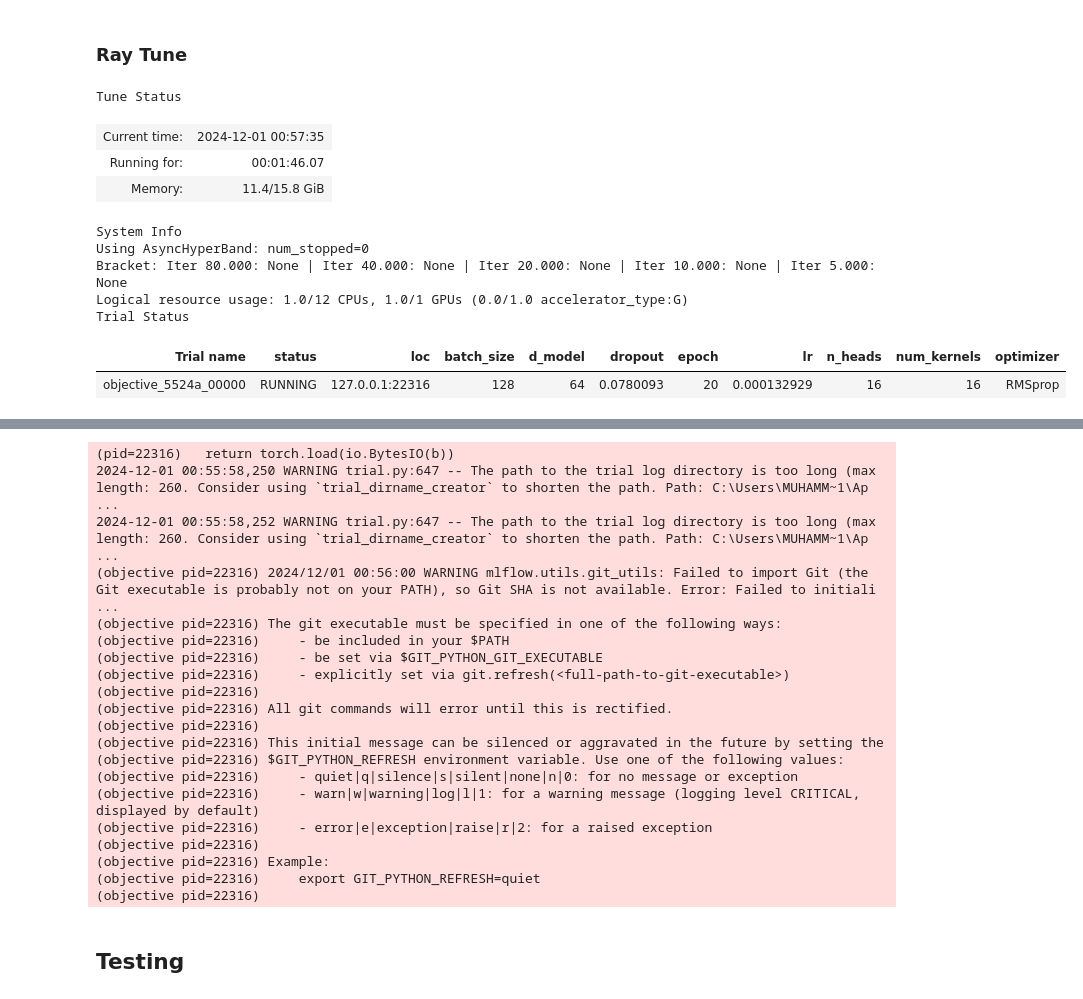
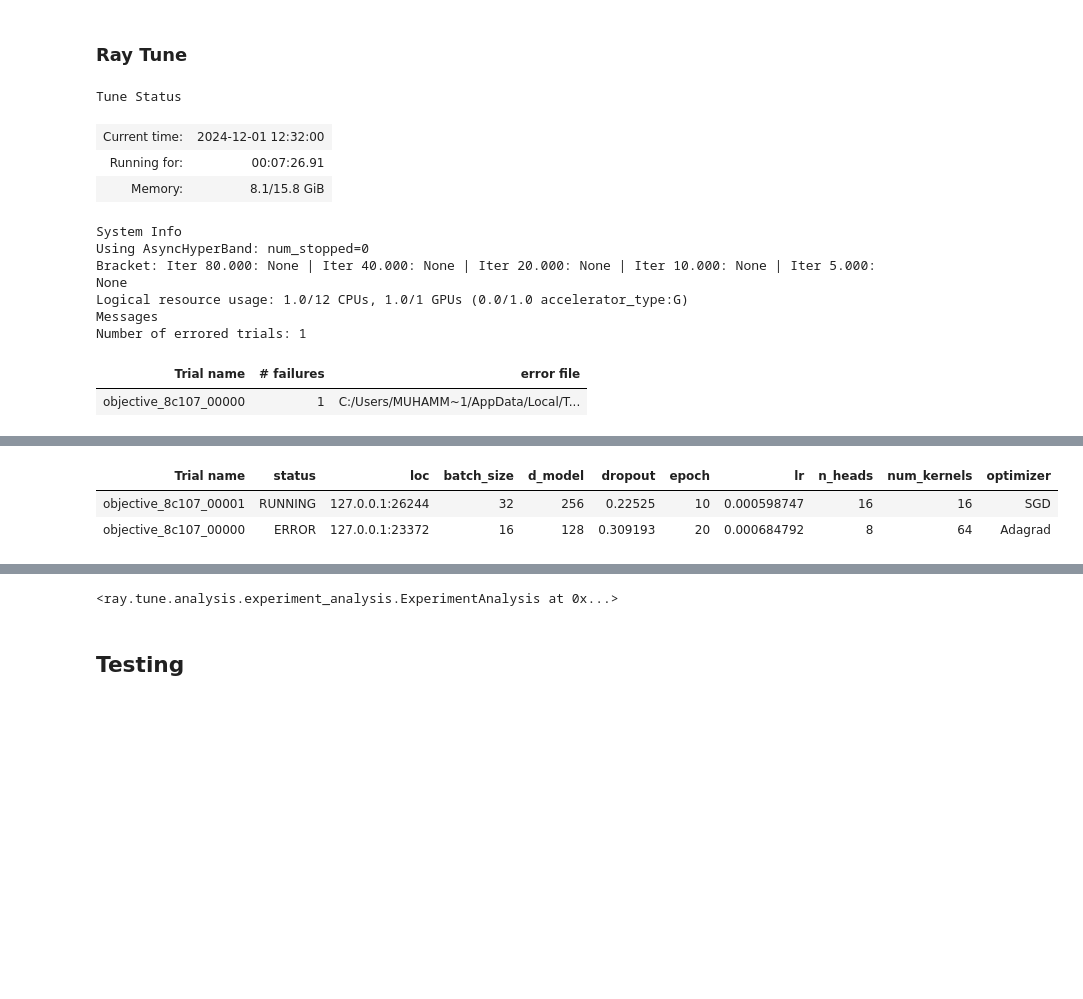
Before and after one commit to MRifqiFz/har-timesnet, a Jupyter notebook: UCI-HAR-TimesNet.ipynb, the cells around one changed output, grey strips where cells are left out. Cells and saved outputs as stored; diff of their text form; code cells hidden in the pictures; blank space fills up the shorter version.

```diff
--- a/UCI-HAR-TimesNet.ipynb
+++ b/UCI-HAR-TimesNet.ipynb
@@ -208,6 +210,8 @@ set_seed(args)
 args
 # %% [output]
 Namespace(backbone='fcn', random_seed=42, num_classes=0, normalize_way='single', input_size=1, target_points=96, patch_len=8, stride=8, labeled_ratio=0.1, task_name='classification', freq='h', seq_len ...
+# %%
+device = 'cuda' if torch.cuda.is_available() else 'cpu'
 # %% [markdown]
 ## Data Preprocessing
 # %%
@@ -1032,7 +1099,7 @@ warnings.filterwarnings("ignore")
 
 # Define your model classes (TimesBlock, TimesNetModel) here
 
-def objective(config):
+def objective(config, x_train=x_train, y_train=y_train, x_test=x_test, y_test=y_test):
     """
     Objective function for Ray Tune hyperparameter optimization.
     This function will be called by Ray Tune to perform the hyperparameter search.
@@ -1041,6 +1108,23 @@ def objective(config):
     # Update the existing args object with values from Ray Tune's config
     for key, value in config.items():
         setattr(args, key, value)
+
+    if args.normalize_way == 'single':
+        x_train = normalize(x_train)
+        x_test = normalize(x_test)
+
+    # Convert numpy arrays to tensors and create the datasets
+    train_set = HARDataset(torch.from_numpy(x_train).type(torch.FloatTensor).to(device).permute(0,2,1),
+                        torch.from_numpy(y_train).type(torch.FloatTensor).to(device).to(torch.int64))
+    test_set = HARDataset(torch.from_numpy(x_test).type(torch.FloatTensor).to(device).permute(0,2,1),
+                        torch.from_numpy(y_test).type(torch.FloatTensor).to(device).to(torch.int64))
+
+    # Create DataLoaders for training, validation, and testing sets
+    train_loader = DataLoader(train_set, batch_size=args.batch_size, num_workers=0, drop_last=True,
+                            collate_fn=lambda x: collate_fn(x, device, max_len=args.seq_len))
+    test_loader = DataLoader(test_set, batch_size=args.batch_size, num_workers=0,
+                            collate_fn=lambda x: collate_fn(x, device, max_len=args.seq_len))
+
 
     model = TimesNetModel(configs=args)
     model = model.to(device)
@@ -1182,37 +1266,38 @@ search_space = {
     'num_kernels': tune.choice([16, 32, 64]),
     'dropout': tune.uniform(0.0, 0.5),
     'optimizer': tune.choice(['Adam', 'SGD', 'RMSprop', 'Adagrad']),
-    'num_classes': 7  # Assuming you are working with a 7-class dataset
+    'num_classes': 6  # Assuming you are working with a 7-class dataset
 }
 
 # Ray Tune's scheduler
 scheduler = ASHAScheduler(
     metric="train_loss",
     mode="min",
     max_t=100,
     grace_period=5,
     reduction_factor=2
 )
 
 # Ray Tune's execution
 tune.run(
     objective,
     config=search_space,
     scheduler=scheduler,
     max_concurrent_trials=1,
     num_samples=10,  # Number of trials
     resources_per_trial={"cpu": 1, "gpu": 1},  # Resource allocation
     verbose=1
 )
 # %% [output]
 Tune Status
-| Current time: | 2024-12-01 00:57:35 |
-| Running for: | 00:01:46.07 |
-| Memory: | 11.4/15.8 GiB |
+| Current time: | 2024-12-01 12:32:00 |
+| Running for: | 00:07:26.91 |
+| Memory: | 8.1/15.8 GiB |
 System Info
 Using AsyncHyperBand: num_stopped=0
 Bracket: Iter 80.000: None | Iter 40.000: None | Iter 20.000: None | Iter 10.000: None | Iter 5.000: None
 Logical resource usage: 1.0/12 CPUs, 1.0/1 GPUs (0.0/1.0 accelerator_type:G)
-Trial Status
+Messages
+Number of errored trials: 1
-| Trial name | status | loc | batch_size | d_model | dropout | epoch | lr | n_heads | num_kernels | optimizer |
-| objective_5524a_00000 | RUNNING | 127.0.0.1:22316 | 128 | 64 | 0.0780093 | 20 | 0.000132929 | 16 | 16 | RMSprop |
+| Trial name | # failures | error file |
+| objective_8c107_00000 | 1 | C:/Users/MUHAMM~1/AppData/Local/T... |
@@ -1220,0 +1305,3 @@ Trial Status
+| Trial name | status | loc | batch_size | d_model | dropout | epoch | lr | n_heads | num_kernels | optimizer |
+| objective_8c107_00001 | RUNNING | 127.0.0.1:26244 | 32 | 256 | 0.22525 | 10 | 0.000598747 | 16 | 16 | SGD |
+| objective_8c107_00000 | ERROR | 127.0.0.1:23372 | 16 | 128 | 0.309193 | 20 | 0.000684792 | 8 | 64 | Adagrad |
@@ -1222,23 +1325,4 @@ Trial Status
-(pid=22316)   return torch.load(io.BytesIO(b))
-2024-12-01 00:55:58,250 WARNING trial.py:647 -- The path to the trial log directory is too long (max length: 260. Consider using `trial_dirname_creator` to shorten the path. Path: C:\Users\MUHAMM~1\Ap ...
-2024-12-01 00:55:58,252 WARNING trial.py:647 -- The path to the trial log directory is too long (max length: 260. Consider using `trial_dirname_creator` to shorten the path. Path: C:\Users\MUHAMM~1\Ap ...
-(objective pid=22316) 2024/12/01 00:56:00 WARNING mlflow.utils.git_utils: Failed to import Git (the Git executable is probably not on your PATH), so Git SHA is not available. Error: Failed to initiali ...
-(objective pid=22316) The git executable must be specified in one of the following ways:
-(objective pid=22316)     - be included in your $PATH
-(objective pid=22316)     - be set via $GIT_PYTHON_GIT_EXECUTABLE
-(objective pid=22316)     - explicitly set via git.refresh(<full-path-to-git-executable>)
-(objective pid=22316)
-(objective pid=22316) All git commands will error until this is rectified.
-(objective pid=22316)
-(objective pid=22316) This initial message can be silenced or aggravated in the future by setting the
-(objective pid=22316) $GIT_PYTHON_REFRESH environment variable. Use one of the following values:
-(objective pid=22316)     - quiet|q|silence|s|silent|none|n|0: for no message or exception
-(objective pid=22316)     - warn|w|warning|log|l|1: for a warning message (logging level CRITICAL, displayed by default)
-(objective pid=22316)     - error|e|exception|raise|r|2: for a raised exception
-(objective pid=22316)
-(objective pid=22316) Example:
-(objective pid=22316)     export GIT_PYTHON_REFRESH=quiet
-(objective pid=22316)
+<ray.tune.analysis.experiment_analysis.ExperimentAnalysis at 0x...>
 # %% [markdown]
 ## Testing
 # %%
```
Also changed, not shown: parts of 7 cells of this notebook.
